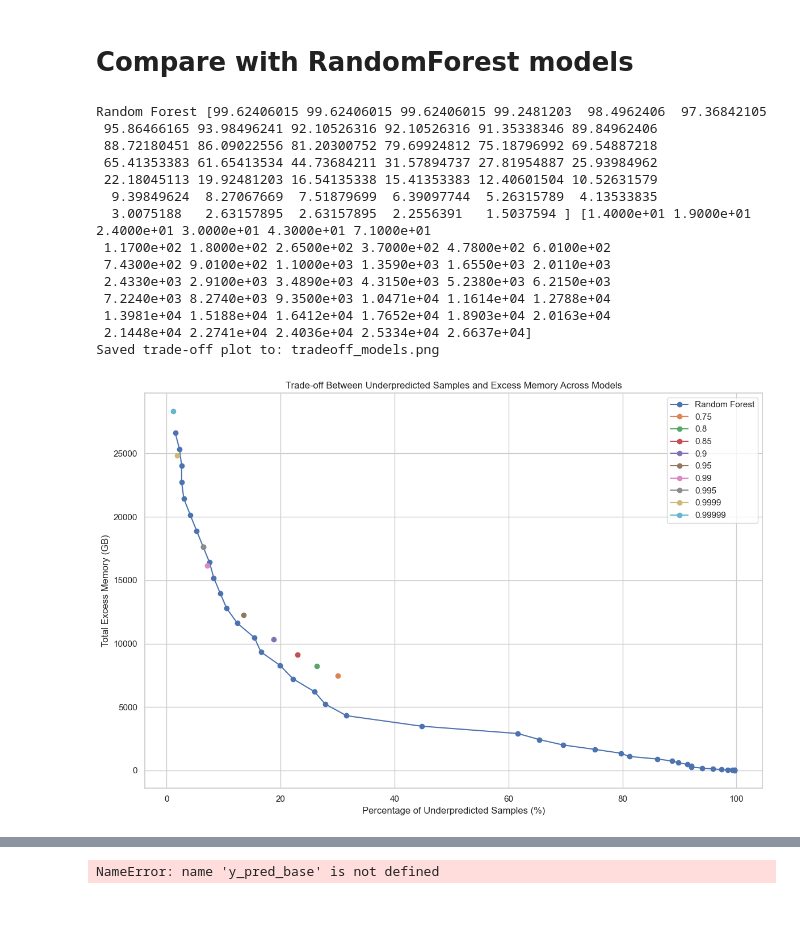
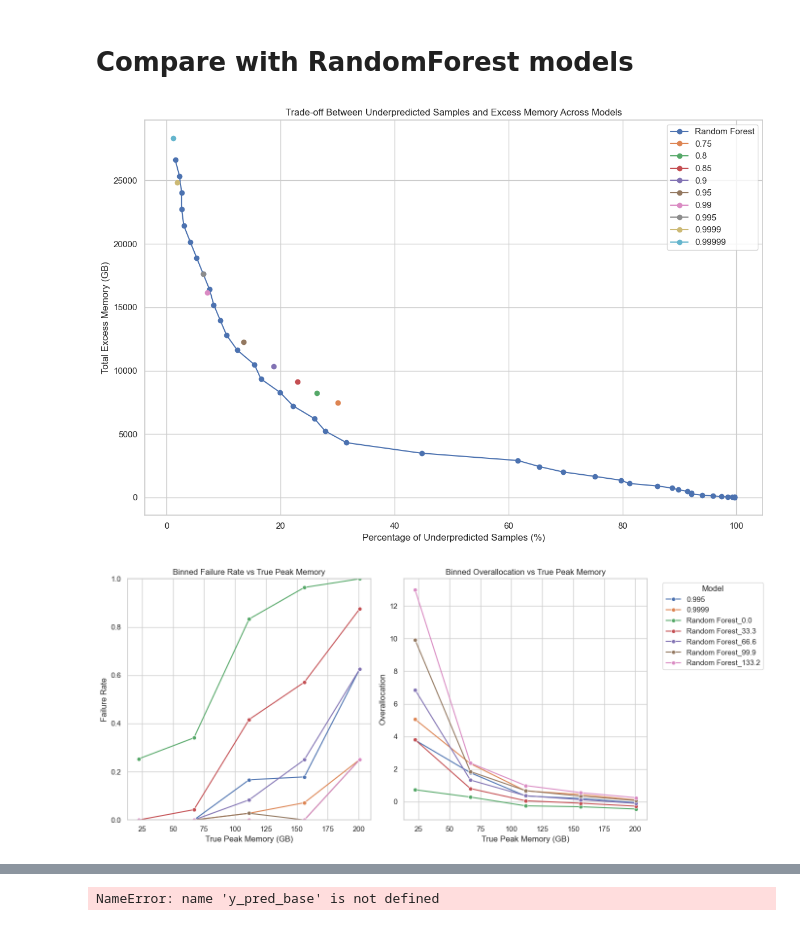
Before and after one commit to usegalaxy-eu/FAIRyMAGs, a Jupyter notebook: resource-estimation/bayesian-model/train_models.ipynb, the cells around one changed output, grey strips where cells are left out. Drawn from its saved outputs; the diff is of its cells as text; code cells hidden in the pictures.

```diff
--- a/resource-estimation/bayesian-model/train_models.ipynb
+++ b/resource-estimation/bayesian-model/train_models.ipynb
@@ -340,13 +340,14 @@ def run_cv(
 * Increase `n_restarts_optimizer` if the kernel fit seems poor or unstable (but training slows down).
 # %%
 
-def train_and_save(df: pd.DataFrame, out_path: str = "gp_memory_model.joblib", log_target: bool = True) -> GPRegressorWrapper:
+def train_and_save(df: pd.DataFrame, out_path: Optional[str] = "gp_memory_model.joblib", log_target: bool = True) -> GPRegressorWrapper:
     X = df.drop(columns=[TARGET_COL])
     y = df[TARGET_COL].to_numpy(dtype=float)
     model = GPRegressorWrapper(log_target=log_target, n_restarts_optimizer=5)
     model.fit(X, y)
-    model.save(out_path)
-    print(f"Saved model to: {out_path}")
+    if out_path:
+        model.save(out_path)
+        print(f"Saved model to: {out_path}")
     return model
 # %% [markdown]
 
@@ -734,24 +716,18 @@ for train_idx, test_idx in cv.split(stats, y):
 # %%
 plt.figure(figsize=(12, 8))
 
+li = []
 _adjustment_steps  = [0]
-## Plot random forest
-for _y_pred , title in [
-    (y_pred_base, "Random Forest"),
-    # (y_pred_mean, "Gaussian Process (mean)"),
-    # (y_pred_p95, "Gaussian Process (p95)"),
-    # (y_pred_p95_corrected, f"Gaussian Process (p95 * correction({k})"),
-]:
-    underpred_percent_list, excess_memory_list = compute_tradeoff(y, _y_pred, adjustment_steps)
-    # print(title, underpred_percent_list, excess_memory_list)
-    plt.plot(underpred_percent_list, excess_memory_list, label=title, marker='o')
 
 for title,_y_pred in quant_results.items():
     if "corre" in str(title):
         continue
-    underpred_percent_list, excess_memory_list = compute_tradeoff(y, _y_pred, _adjustment_steps)
+    underpred_percent_list, excess_memory_list = compute_tradeoff(y, _y_pred, adjustment_steps)
+    for u,e,step in zip(underpred_percent_list, excess_memory_list,_adjustment_steps):
+        li.append((title,f"{title}_{round(step,3)}", u, e))
     plt.plot(underpred_percent_list, excess_memory_list, label=title, marker='o')
 
+df_with_stats = pd.DataFrame(li, columns=['model', 'model_adj', 'underpred_percent', 'excess_memory'])
 
 
 
@@ -774,18 +750,4 @@ plt.tight_layout()
 plt.show()
 plt.close()
 # %% [output]
-Random Forest [99.62406015 99.62406015 99.62406015 99.2481203  98.4962406  97.36842105
- 95.86466165 93.98496241 92.10526316 92.10526316 91.35338346 89.84962406
- 88.72180451 86.09022556 81.20300752 79.69924812 75.18796992 69.54887218
- 65.41353383 61.65413534 44.73684211 31.57894737 27.81954887 25.93984962
- 22.18045113 19.92481203 16.54135338 15.41353383 12.40601504 10.52631579
-  9.39849624  8.27067669  7.51879699  6.39097744  5.26315789  4.13533835
-  3.0075188   2.63157895  2.63157895  2.2556391   1.5037594 ] [1.4000e+01 1.9000e+01 2.4000e+01 3.0000e+01 4.3000e+01 7.1000e+01
- 1.1700e+02 1.8000e+02 2.6500e+02 3.7000e+02 4.7800e+02 6.0100e+02
- 7.4300e+02 9.0100e+02 1.1000e+03 1.3590e+03 1.6550e+03 2.0110e+03
- 2.4330e+03 2.9100e+03 3.4890e+03 4.3150e+03 5.2380e+03 6.2150e+03
- 7.2240e+03 8.2740e+03 9.3500e+03 1.0471e+04 1.1614e+04 1.2788e+04
- 1.3981e+04 1.5188e+04 1.6412e+04 1.7652e+04 1.8903e+04 2.0163e+04
- 2.1448e+04 2.2741e+04 2.4036e+04 2.5334e+04 2.6637e+04]
-Saved trade-off plot to: tradeoff_models.png
 [figure]
@@ -792,2 +809,40 @@ Saved trade-off plot to: tradeoff_models.png
 # %%
-#
+# Make plot of
+n_bins=5
+mem_bined_stats = []
+for title,_y_pred in quant_results.items():
+    if "Random" in str(title):
+        adjustment_steps = np.arange(0, 150, 33.3)
+        for step in adjustment_steps:
+            _y_pred_adj = _y_pred + step
+            bin_centers, failure_rates, overallocations, bin_counts = binned_metrics(y.to_numpy(), _y_pred_adj, n_bins=n_bins)
+            for bc,fr,orc,bcnt in zip(bin_centers, failure_rates, overallocations, bin_counts):
+                mem_bined_stats.append((f"{title}_{round(step,3)}", bc, fr, orc, bcnt))
+    # elif "corre" in str(title) or "0.995" not in str(title) or "0.9999" not in str(title):
+        # continue
+    elif title in [0.995, 0.9999]:
+        bin_centers, failure_rates, overallocations, bin_counts = binned_metrics(y.to_numpy(), _y_pred, n_bins=n_bins)
+        for bc,fr,orc,bcnt in zip(bin_centers, failure_rates, overallocations, bin_counts):
+            mem_bined_stats.append((title, bc, fr, orc, bcnt))
+mem_bined_stats_df = pd.DataFrame(mem_bined_stats, columns=['model', 'bin_center', 'failure_rate', 'overallocation', 'bin_count'])
+# %%
+# 2 sidebyside subplots of failure rate and overallocation vs bin_center
+fig, (ax1, ax2) = plt.subplots(1, 2, figsize=(14, 6), sharex=True)
+sns.lineplot(data=mem_bined_stats_df, x='bin_center', y='failure_rate', hue='model', marker='o', ax=ax1)
+ax1.set_title('Binned Failure Rate vs True Peak Memory')
+ax1.set_xlabel('True Peak Memory (GB)')
+ax1.set_ylabel('Failure Rate')
+ax1.set_ylim(0, 1)
+# hide legend
+ax1.legend_.remove()
+# ax1.legend(None)
+
+sns.lineplot(data=mem_bined_stats_df, x='bin_center', y='overallocation', hue='model', marker='o', ax=ax2)
+ax2.set_title('Binned Overallocation vs True Peak Memory')
+ax2.set_xlabel('True Peak Memory (GB)')
+ax2.set_ylabel('Overallocation')
+ax2.legend(title='Model', bbox_to_anchor=(1.05, 1), loc='upper left')
+plt.tight_layout()
+# plt.savefig("binned_failure_overallocation.png", dpi=150)
+# %% [output]
+[figure, added]
```
Also changed, not shown: parts of 7 cells of this notebook, 6 other files.
